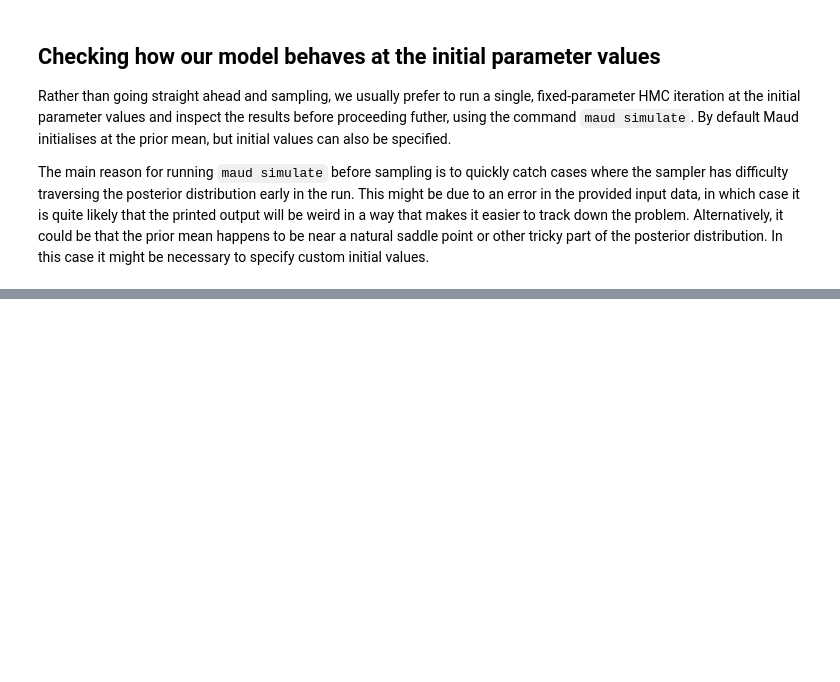
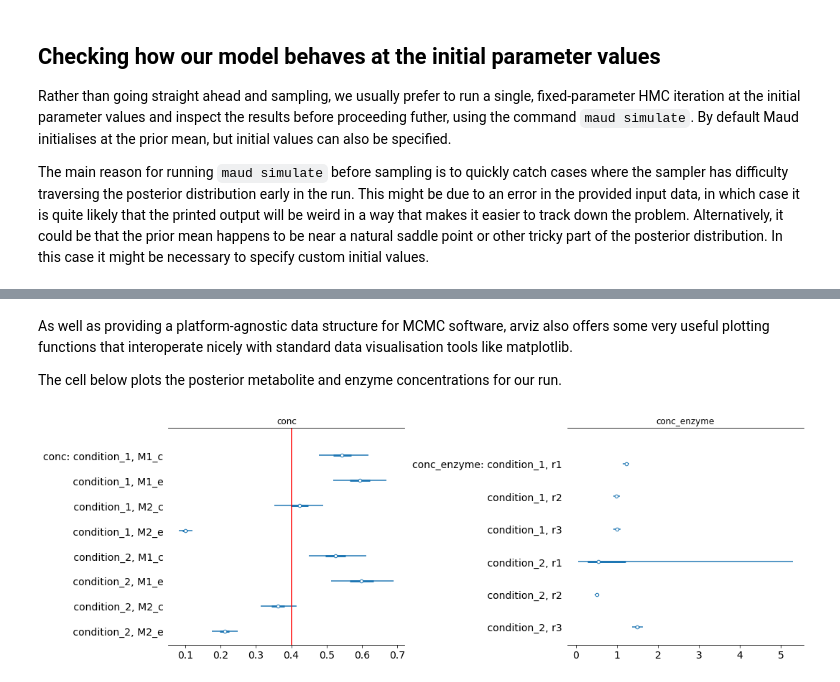
Before and after one commit to biosustain/maud_demo, a Jupyter notebook: demo.ipynb, the cells around one changed output, grey strips where cells are left out. Cells and saved outputs as stored; diff of their text form; code cells hidden in the pictures; blank space fills up the shorter version.

```diff
--- a/demo.ipynb
+++ b/demo.ipynb
@@ -202,0 +281,18 @@ Warmup iterations saved (warmup_*).
+# %% [markdown]
+As well as providing a platform-agnostic data structure for MCMC software, arviz also offers some very useful plotting functions that interoperate nicely with standard data visualisation tools like matplotlib.
+
+The cell below plots the posterior metabolite and enzyme concentrations for our run.
+# %%
+from matplotlib import pyplot as plt
+
+f, axes = plt.subplots(1, 2, figsize=[15, 5])
+
+for i, var in enumerate(["conc", "conc_enzyme"]):
+    ax = az.plot_forest(infd.posterior[var], combined=True, kind="forestplot", ax=axes[i])[0]
+    ax.set_title(var)
+
+line = axes[0].axvline(0.4, color="red")
+
+plt.tight_layout()
+# %% [output]
+[figure, added]
```
Also changed, not shown: parts of 24 cells of this notebook.
